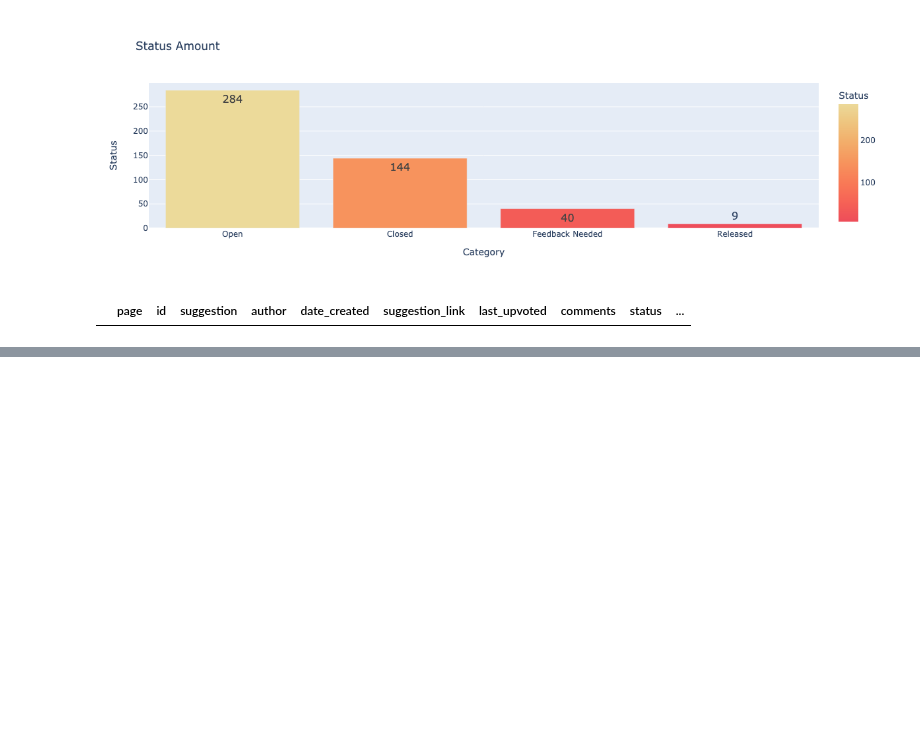
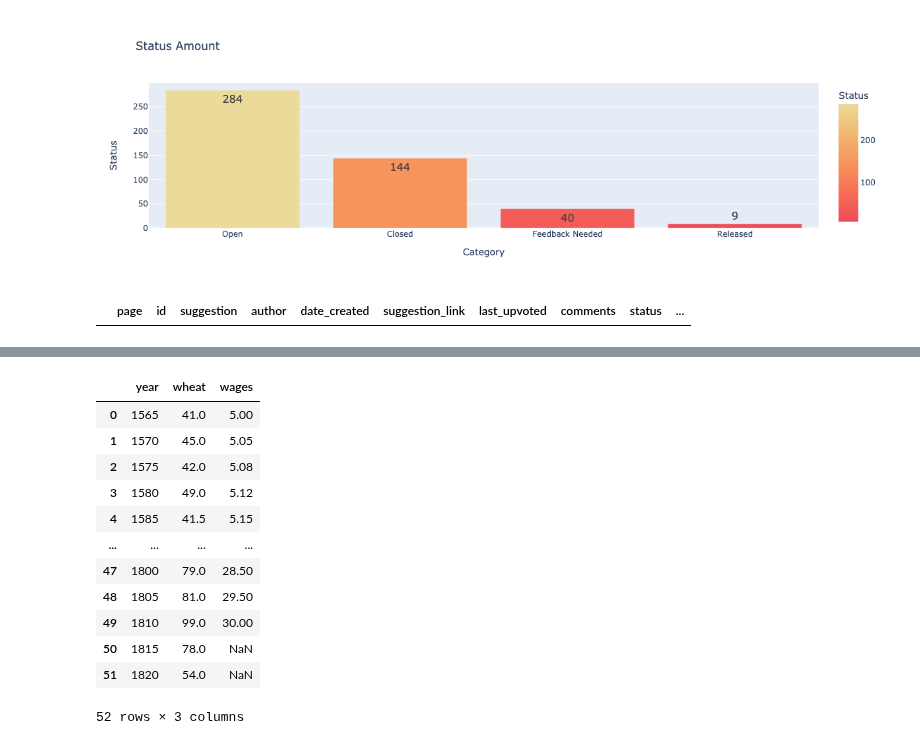
Before and after one commit to pedrosanhueza/Web-Scrape, a Jupyter notebook: Mutual Feedback/Mutual - Code/Mutual - 07-11-22.ipynb, the cells around one changed output, grey strips where cells are left out. Cells and saved outputs as stored; diff of their text form; code cells hidden in the pictures; blank space fills up the shorter version.

```diff
--- a/Mutual Feedback/Mutual - Code/Mutual - 07-11-22.ipynb
+++ b/Mutual Feedback/Mutual - Code/Mutual - 07-11-22.ipynb
@@ -227,0 +240,16 @@ data[data.status!='Done'].sort_values('votes', ascending=False)[:10]
+# %%
+data.wheat()
+# %% [output]
+|  | year | wheat | wages |
+| 0 | 1565 | 41.0 | 5.00 |
+| 1 | 1570 | 45.0 | 5.05 |
+| 2 | 1575 | 42.0 | 5.08 |
+| 3 | 1580 | 49.0 | 5.12 |
+| 4 | 1585 | 41.5 | 5.15 |
+| ... | ... | ... | ... |
+| 47 | 1800 | 79.0 | 28.50 |
+| 48 | 1805 | 81.0 | 29.50 |
+| 49 | 1810 | 99.0 | 30.00 |
+| 50 | 1815 | 78.0 | NaN |
+| 51 | 1820 | 54.0 | NaN |
+52 rows × 3 columns
```
Also changed, not shown: parts of 3 cells of this notebook, 5 other files.
